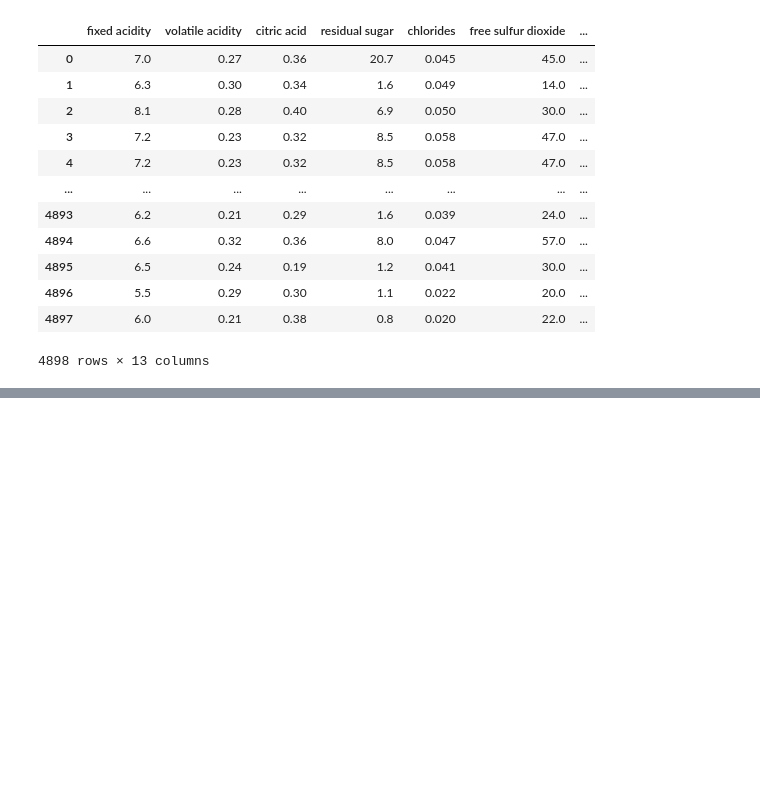
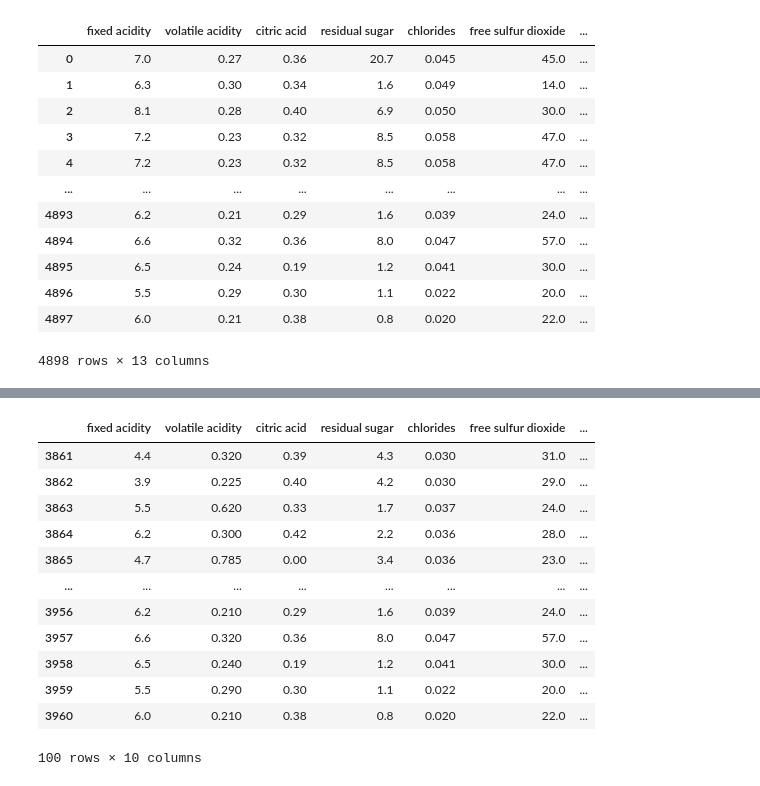
Before and after one commit to roop-kaur/BBVines, a Jupyter notebook: white_wine_ML.ipynb, the cells around one changed output, grey strips where cells are left out. Cells and saved outputs as stored; diff of their text form; code cells hidden in the pictures; blank space fills up the shorter version.

```diff
--- a/white_wine_ML.ipynb
+++ b/white_wine_ML.ipynb
@@ -70,0 +93,16 @@ white_wine=wine.copy()
+# %%
+white_wine.tail(100)
+# %% [output]
+|  | fixed acidity | volatile acidity | citric acid | residual sugar | chlorides | free sulfur dioxide | ... |
+| 3861 | 4.4 | 0.320 | 0.39 | 4.3 | 0.030 | 31.0 | ... |
+| 3862 | 3.9 | 0.225 | 0.40 | 4.2 | 0.030 | 29.0 | ... |
+| 3863 | 5.5 | 0.620 | 0.33 | 1.7 | 0.037 | 24.0 | ... |
+| 3864 | 6.2 | 0.300 | 0.42 | 2.2 | 0.036 | 28.0 | ... |
+| 3865 | 4.7 | 0.785 | 0.00 | 3.4 | 0.036 | 23.0 | ... |
+| ... | ... | ... | ... | ... | ... | ... | ... |
+| 3956 | 6.2 | 0.210 | 0.29 | 1.6 | 0.039 | 24.0 | ... |
+| 3957 | 6.6 | 0.320 | 0.36 | 8.0 | 0.047 | 57.0 | ... |
+| 3958 | 6.5 | 0.240 | 0.19 | 1.2 | 0.041 | 30.0 | ... |
+| 3959 | 5.5 | 0.290 | 0.30 | 1.1 | 0.022 | 20.0 | ... |
+| 3960 | 6.0 | 0.210 | 0.38 | 0.8 | 0.020 | 22.0 | ... |
+100 rows × 10 columns
```
Also changed, not shown: parts of 17 cells of this notebook.
